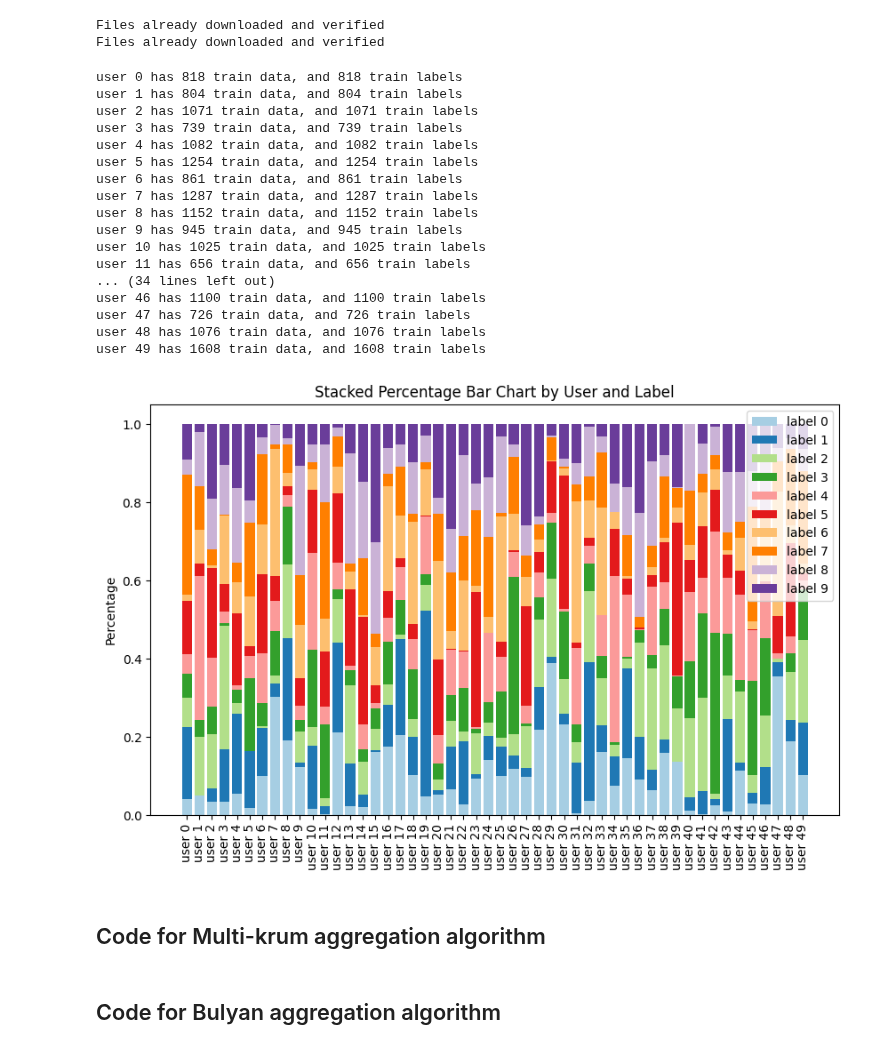
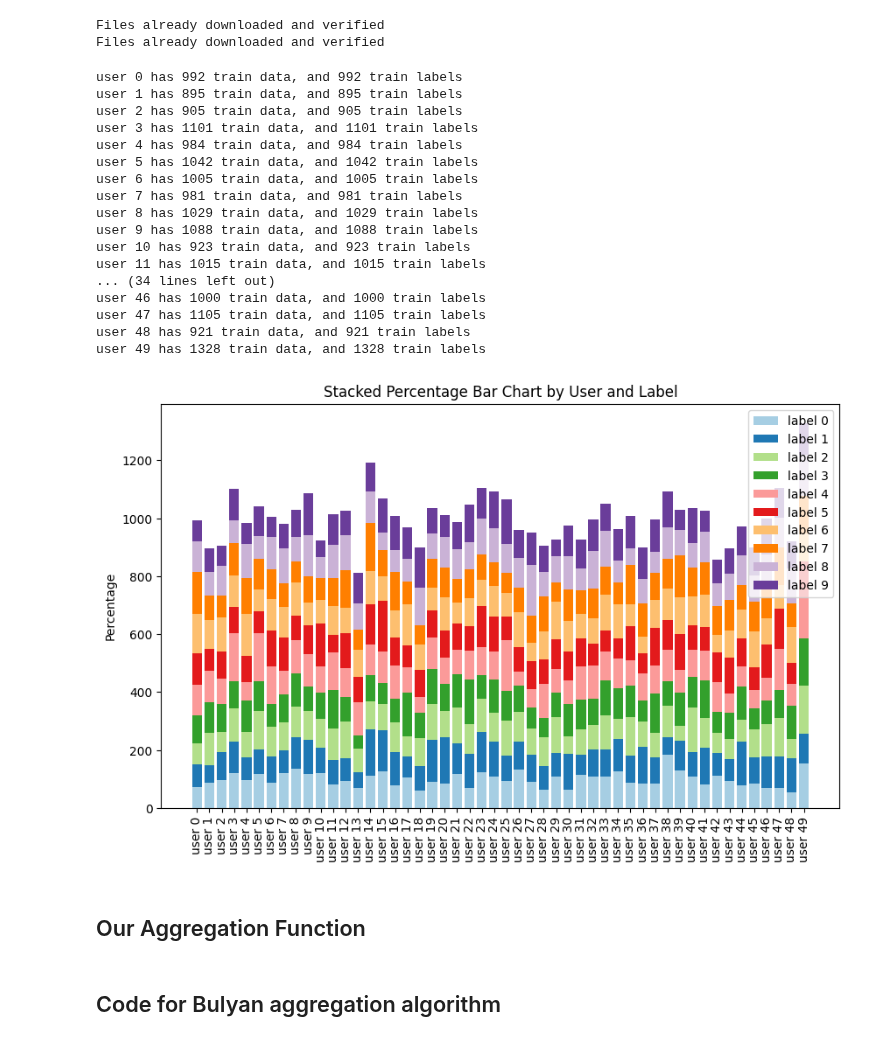
Before and after one commit to HizanLi/CPEN497-FL, a Jupyter notebook: CPEN497-499/CPEN497_non_iid_our_cifar10.ipynb, the cells around one changed output. Cells and saved outputs as stored; diff of their text form; code cells hidden in the pictures.

Commit message:
but need to be fix later
Co-authored-by: Christy Zhang <christyyz@users.noreply.github.com>

```diff
--- a/CPEN497-499/CPEN497_non_iid_our_cifar10.ipynb
+++ b/CPEN497-499/CPEN497_non_iid_our_cifar10.ipynb
@@ -69,7 +69,7 @@ for label in X:
     X[label] = np.array(X[label])
 Y=np.array(Y)
 
-alpha = 1
+alpha = 20
 n_users = 50
 # %%
 user_train_data_non_tensors = [[] for _ in range(n_users)]
@@ -118,23 +118,23 @@ for i in range(n_users):
 
     print(f'user {i} has {user_train_data_tensors[i].shape[0]} train data, and {user_train_label_tensors[i].shape[0]} train labels')
 # %% [output]
-user 0 has 818 train data, and 818 train labels
-user 1 has 804 train data, and 804 train labels
-user 2 has 1071 train data, and 1071 train labels
-user 3 has 739 train data, and 739 train labels
-user 4 has 1082 train data, and 1082 train labels
-user 5 has 1254 train data, and 1254 train labels
-user 6 has 861 train data, and 861 train labels
-user 7 has 1287 train data, and 1287 train labels
-user 8 has 1152 train data, and 1152 train labels
-user 9 has 945 train data, and 945 train labels
-user 10 has 1025 train data, and 1025 train labels
-user 11 has 656 train data, and 656 train labels
+user 0 has 992 train data, and 992 train labels
+user 1 has 895 train data, and 895 train labels
+user 2 has 905 train data, and 905 train labels
+user 3 has 1101 train data, and 1101 train labels
+user 4 has 984 train data, and 984 train labels
+user 5 has 1042 train data, and 1042 train labels
+user 6 has 1005 train data, and 1005 train labels
+user 7 has 981 train data, and 981 train labels
+user 8 has 1029 train data, and 1029 train labels
+user 9 has 1088 train data, and 1088 train labels
+user 10 has 923 train data, and 923 train labels
+user 11 has 1015 train data, and 1015 train labels
 ... (34 lines left out)
-user 46 has 1100 train data, and 1100 train labels
-user 47 has 726 train data, and 726 train labels
-user 48 has 1076 train data, and 1076 train labels
-user 49 has 1608 train data, and 1608 train labels
+user 46 has 1000 train data, and 1000 train labels
+user 47 has 1105 train data, and 1105 train labels
+user 48 has 921 train data, and 921 train labels
+user 49 has 1328 train data, and 1328 train labels
 # %%
 X2 = []
 Y2 = []
@@ -177,43 +177,33 @@ for user_data in user_train_label_non_tensors:
     percentages.append(temp_holder)
 
 percentages = np.array(percentages)
-
-p2 = []
-for percentage in percentages:
-    sum = np.sum(percentage)
-    p2.append(percentage/sum)
-
-percentages = np.array(p2)
-
 
 # Assuming 'percentages' is populated correctly as shown previously
 # Convert percentages to cumulative sum for stacking
 cumulative = np.cumsum(percentages, axis=1)
 
 # Plot
 fig, ax = plt.subplots(figsize=(10, 6))
 
 # Colors for each ethnicity, ensuring there are enough colors for all labels
 colors = plt.cm.Paired(range(len(labels))) # Repeating colors to match the number of labels
 
 # Create stacked bars
 for i in range(len(labels)):  # Iterate over the number of labels
     if i == 0:
         ax.bar(users, percentages[:, i], color=colors[i], label=labels[i])
     else:
         ax.bar(users, percentages[:, i], bottom=cumulative[:, i-1], color=colors[i], label=labels[i])
 
 # Add some text for labels, title, and custom x-axis tick labels, etc.
 ax.set_ylabel('Percentage')
 ax.set_title('Stacked Percentage Bar Chart by User and Label')
 ax.set_xticks(np.arange(len(users)))
 ax.set_xticklabels(users, rotation=90)  # Rotate labels if needed
 ax.legend()
 
 
 plt.savefig('./non_iid_user_label_distribution.png', bbox_inches='tight')
 plt.show()
 # %% [output]
-[figure, old version]
+[figure, new version]
-# %% [markdown]
-## Code for Multi-krum aggregation algorithm
@@ -252,0 +210,2 @@ def multi_krum(all_updates, n_attackers, multi_k=False):
+# %% [markdown]
+## Our Aggregation Function
```
Also changed, not shown: parts of 14 cells of this notebook, 12 other files.
